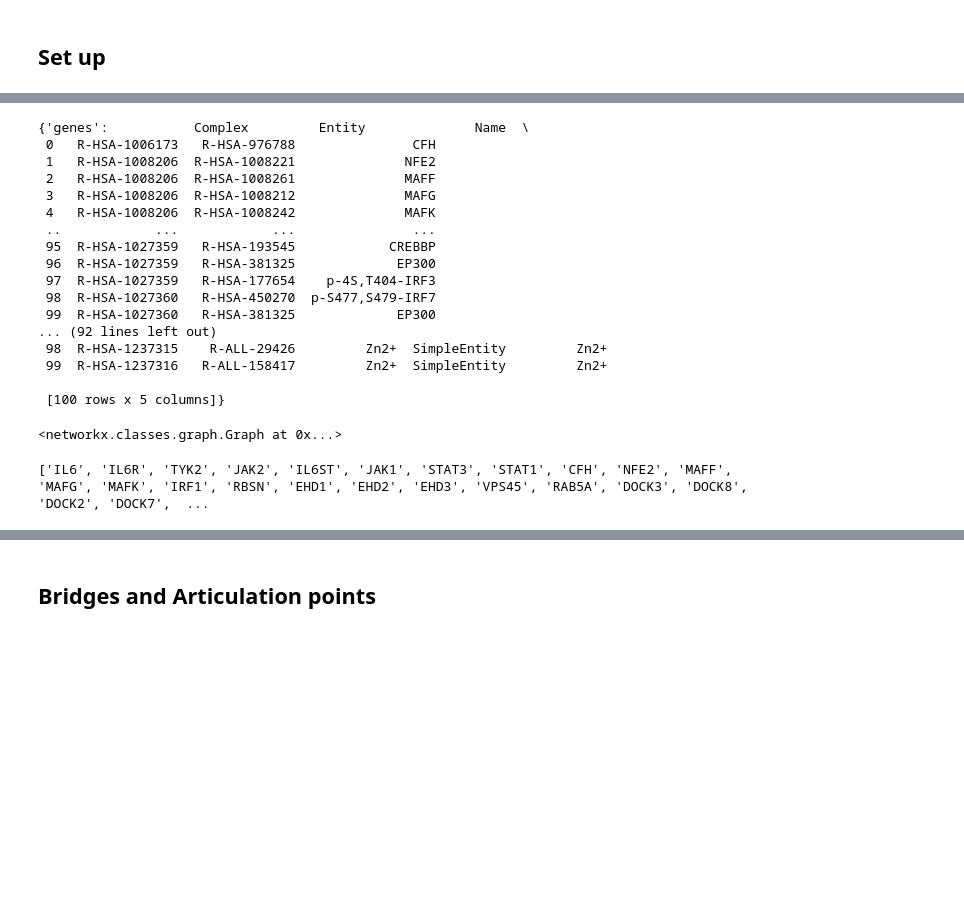
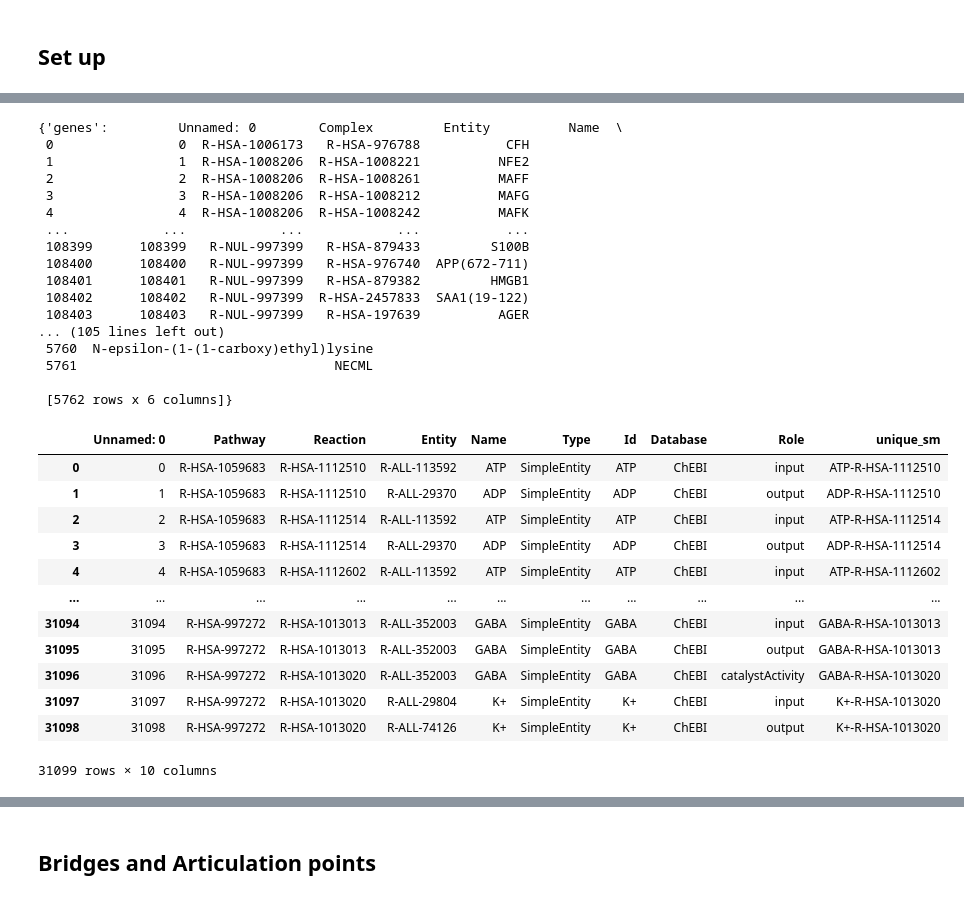
Before and after one commit to PathwayAnalysisPlatform/ProteoformNetworks, a Jupyter notebook: src/Python/analysis_1_network_topology.ipynb, the cells around one changed output, grey strips where cells are left out. Cells and saved outputs as stored; diff of their text form; code cells hidden in the pictures; blank space fills up the shorter version.

Commit message:
Show table sizes of interactomes

```diff
--- a/src/Python/analysis_1_network_topology.ipynb
+++ b/src/Python/analysis_1_network_topology.ipynb
@@ -33,8 +31,8 @@ Working directory: c:\git\pathwayanalysisplatform\proteoformnetworks
 # Small molecules:
 # Pathway, Reaction, Entity, Name, Type, Id, Database, Role
 
-participant_records = { l: get_participants(l) for l in LEVELS}
-participant_records[sm] = get_participants(sm)
+participant_records = { l: get_participants(l, GRAPHS_PATH) for l in LEVELS}
+participant_records[sm] = get_participants(sm, GRAPHS_PATH)
 
 participant_records
 # %% [output]
@@ -68,36 +66,42 @@ participant_records
 # Small molecules:
 # Complex, Entity, Name, Type, Id
 
-components_records = { l: get_components(l) for l in LEVELS}
-components_records[sm] = get_components(sm)
+components_records = { l: get_components(l, GRAPHS_PATH) for l in LEVELS}
+components_records[sm] = get_components(sm, GRAPHS_PATH)
 
 components_records
 # %% [output]
-{'genes':           Complex         Entity              Name  \
- 0   R-HSA-1006173   R-HSA-976788               CFH
- 1   R-HSA-1008206  R-HSA-1008221              NFE2
- 2   R-HSA-1008206  R-HSA-1008261              MAFF
- 3   R-HSA-1008206  R-HSA-1008212              MAFG
- 4   R-HSA-1008206  R-HSA-1008242              MAFK
- ..            ...            ...               ...
- 95  R-HSA-1027359   R-HSA-193545            CREBBP
- 96  R-HSA-1027359   R-HSA-381325             EP300
- 97  R-HSA-1027359   R-HSA-177654    p-4S,T404-IRF3
- 98  R-HSA-1027360   R-HSA-450270  p-S477,S479-IRF7
- 99  R-HSA-1027360   R-HSA-381325             EP300
-... (92 lines left out)
- 98  R-HSA-1237315    R-ALL-29426         Zn2+  SimpleEntity         Zn2+
- 99  R-HSA-1237316   R-ALL-158417         Zn2+  SimpleEntity         Zn2+
+{'genes':         Unnamed: 0        Complex         Entity          Name  \
+ 0                0  R-HSA-1006173   R-HSA-976788           CFH
+ 1                1  R-HSA-1008206  R-HSA-1008221          NFE2
+ 2                2  R-HSA-1008206  R-HSA-1008261          MAFF
+ 3                3  R-HSA-1008206  R-HSA-1008212          MAFG
+ 4                4  R-HSA-1008206  R-HSA-1008242          MAFK
+ ...            ...            ...            ...           ...
+ 108399      108399   R-NUL-997399   R-HSA-879433         S100B
+ 108400      108400   R-NUL-997399   R-HSA-976740  APP(672-711)
+ 108401      108401   R-NUL-997399   R-HSA-879382         HMGB1
+ 108402      108402   R-NUL-997399  R-HSA-2457833  SAA1(19-122)
+ 108403      108403   R-NUL-997399   R-HSA-197639          AGER
+... (105 lines left out)
+ 5760  N-epsilon-(1-(1-carboxy)ethyl)lysine
+ 5761                                 NECML
 
- [100 rows x 5 columns]}
+ [5762 rows x 6 columns]}
-# %%
-json_file = get_json_filename(config.genes, "no_sm", config.GRAPHS_PATH)
-
-G = read_graph(json_file)
-G
-# %% [output]
-<networkx.classes.graph.Graph at 0x...>
-# %%
-print(G.nodes())
-# %% [output]
-['IL6', 'IL6R', 'TYK2', 'JAK2', 'IL6ST', 'JAK1', 'STAT3', 'STAT1', 'CFH', 'NFE2', 'MAFF', 'MAFG', 'MAFK', 'IRF1', 'RBSN', 'EHD1', 'EHD2', 'EHD3', 'VPS45', 'RAB5A', 'DOCK3', 'DOCK8', 'DOCK2', 'DOCK7',  ...
+# %%
+participant_records[sm]['unique_sm'] = participant_records[sm].apply(lambda row: row['Id'] + "-" + row['Reaction'], axis=1)
+participant_records[sm]
+# %% [output]
+|  | Unnamed: 0 | Pathway | Reaction | Entity | Name | Type | Id | Database | Role | unique_sm |
+| 0 | 0 | R-HSA-1059683 | R-HSA-1112510 | R-ALL-113592 | ATP | SimpleEntity | ATP | ChEBI | input | ATP-R-HSA-1112510 |
+| 1 | 1 | R-HSA-1059683 | R-HSA-1112510 | R-ALL-29370 | ADP | SimpleEntity | ADP | ChEBI | output | ADP-R-HSA-1112510 |
+| 2 | 2 | R-HSA-1059683 | R-HSA-1112514 | R-ALL-113592 | ATP | SimpleEntity | ATP | ChEBI | input | ATP-R-HSA-1112514 |
+| 3 | 3 | R-HSA-1059683 | R-HSA-1112514 | R-ALL-29370 | ADP | SimpleEntity | ADP | ChEBI | output | ADP-R-HSA-1112514 |
+| 4 | 4 | R-HSA-1059683 | R-HSA-1112602 | R-ALL-113592 | ATP | SimpleEntity | ATP | ChEBI | input | ATP-R-HSA-1112602 |
+| ... | ... | ... | ... | ... | ... | ... | ... | ... | ... | ... |
+| 31094 | 31094 | R-HSA-997272 | R-HSA-1013013 | R-ALL-352003 | GABA | SimpleEntity | GABA | ChEBI | input | GABA-R-HSA-1013013 |
+| 31095 | 31095 | R-HSA-997272 | R-HSA-1013013 | R-ALL-352003 | GABA | SimpleEntity | GABA | ChEBI | output | GABA-R-HSA-1013013 |
+| 31096 | 31096 | R-HSA-997272 | R-HSA-1013020 | R-ALL-352003 | GABA | SimpleEntity | GABA | ChEBI | catalystActivity | GABA-R-HSA-1013020 |
+| 31097 | 31097 | R-HSA-997272 | R-HSA-1013020 | R-ALL-29804 | K+ | SimpleEntity | K+ | ChEBI | input | K+-R-HSA-1013020 |
+| 31098 | 31098 | R-HSA-997272 | R-HSA-1013020 | R-ALL-74126 | K+ | SimpleEntity | K+ | ChEBI | output | K+-R-HSA-1013020 |
+31099 rows × 10 columns
```
Also changed, not shown: parts of 12 cells of this notebook, 3 other files.
